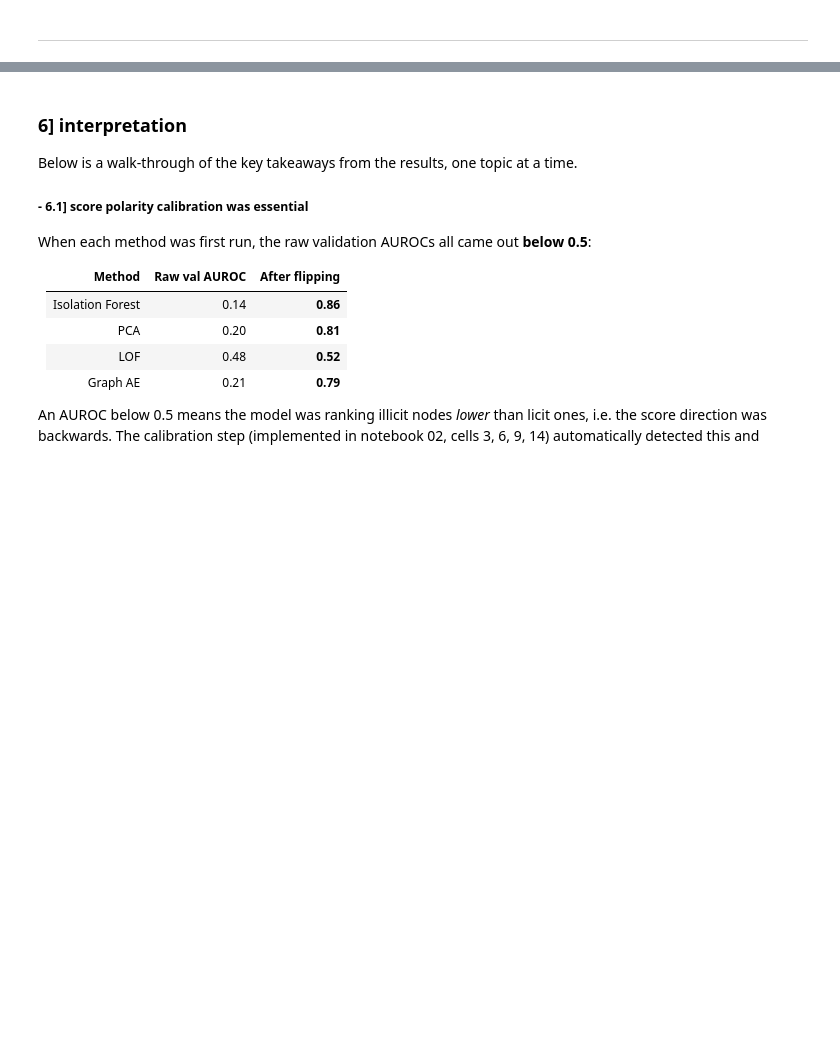
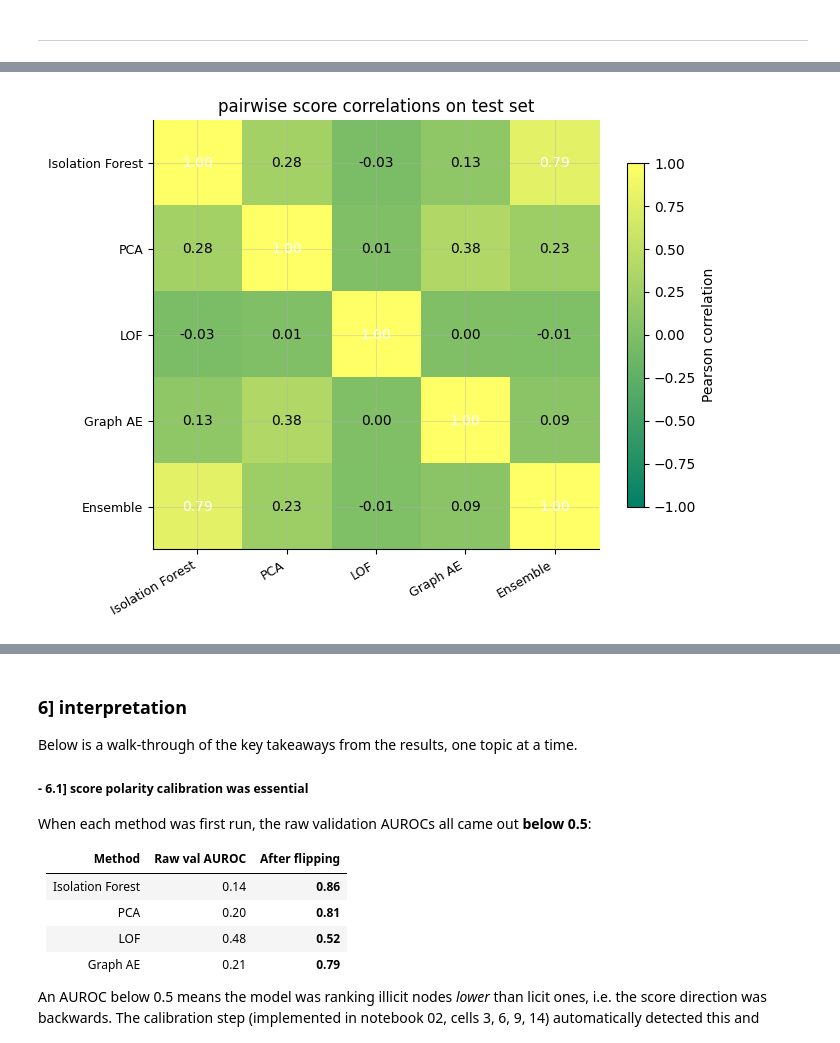
Before and after one commit to saaachis/unsupervised-graph-fraud-detection-bitcoin, a Jupyter notebook: notebooks/03_report_and_interpretation.ipynb, the cells around one changed output, grey strips where cells are left out. Cells and saved outputs as stored; diff of their text form; code cells hidden in the pictures; blank space fills up the shorter version.

```diff
--- a/notebooks/03_report_and_interpretation.ipynb
+++ b/notebooks/03_report_and_interpretation.ipynb
@@ -263,0 +441,31 @@ plt.show()
+# %%
+import pandas as pd
+
+score_df = pd.DataFrame({
+    'Isolation Forest': anomaly_score[m_test],
+    'PCA': pca_score[m_test],
+    'LOF': lof_score[m_test],
+    'Graph AE': graph_anomaly_score[m_test],
+    'Ensemble': ens_score[m_test],
+})
+corr = score_df.corr()
+
+fig, ax = plt.subplots(figsize=(7, 5.5))
+im = ax.imshow(corr.values, cmap='summer', vmin=-1, vmax=1, aspect='auto')
+ax.set_xticks(range(len(corr.columns)))
+ax.set_yticks(range(len(corr.columns)))
+ax.set_xticklabels(corr.columns, rotation=30, ha='right', fontsize=9)
+ax.set_yticklabels(corr.columns, fontsize=9)
+
+for i in range(len(corr)):
+    for j in range(len(corr)):
+        val = corr.values[i, j]
+        ax.text(j, i, f'{val:.2f}', ha='center', va='center',
+                fontsize=10, color='black' if abs(val) < 0.7 else 'white')
+
+plt.colorbar(im, ax=ax, shrink=0.8, label='Pearson correlation')
+ax.set_title('pairwise score correlations on test set')
+plt.tight_layout()
+plt.show()
+# %% [output]
+[figure, added]
```
Also changed, not shown: parts of 18 cells of this notebook.
